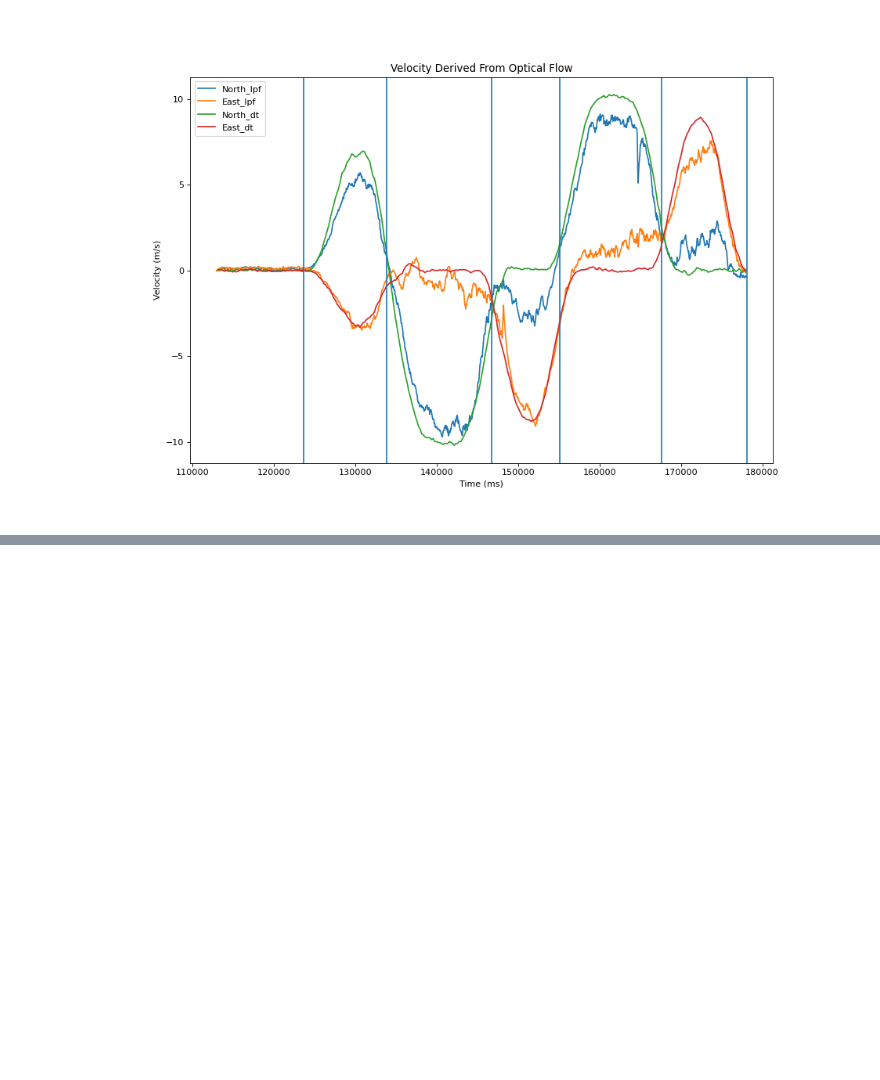
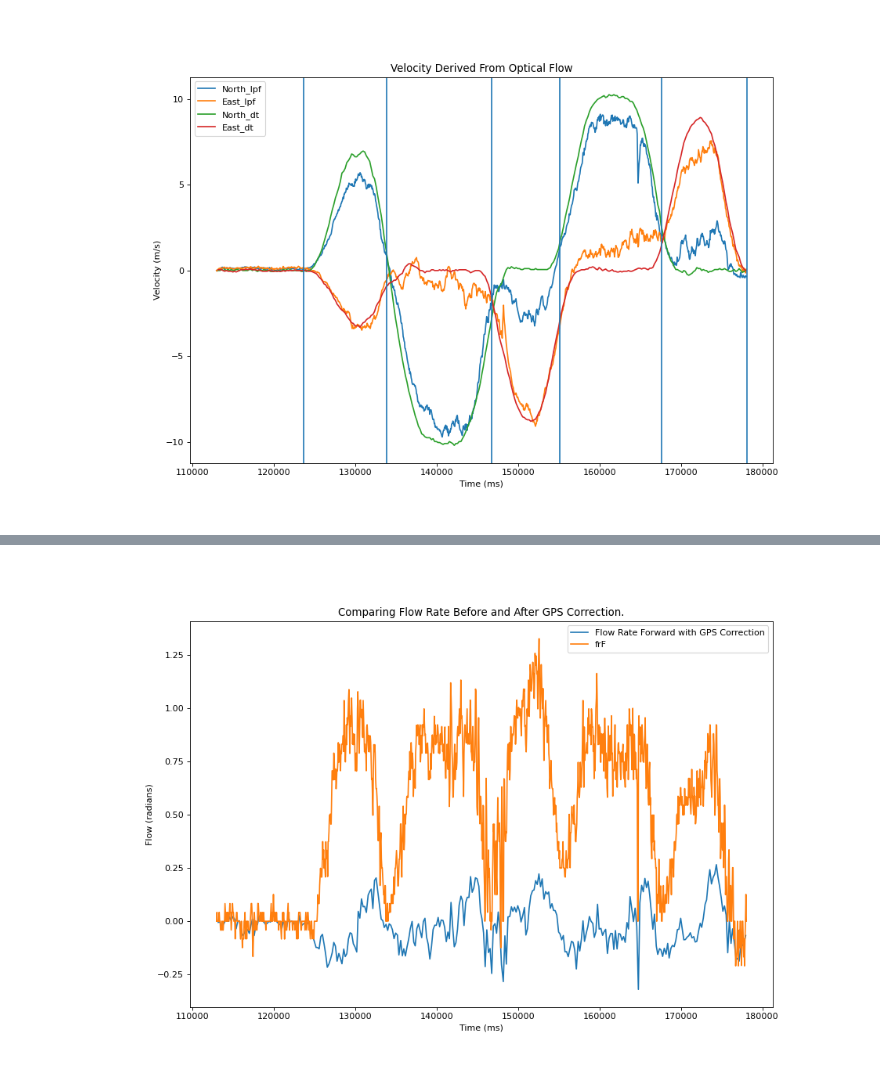
Before and after one commit to BaileySri/Practical-Software-Defense-for-GPS-Spoofing-on-a-Hobby-UAV-Offline, a Jupyter notebook: notebooks/0.1-bks-benign.ipynb, the cells around one changed output, grey strips where cells are left out. Drawn from its saved outputs; the diff is of its cells as text; code cells hidden in the pictures; blank space fills up the shorter version.

Commit message:
GPS Corrected OF, Filtered Gyroscope

```diff
--- a/notebooks/0.1-bks-benign.ipynb
+++ b/notebooks/0.1-bks-benign.ipynb
@@ -64,7 +64,7 @@ flow attack notebook](./0.1-bks-attack-idle-of.ipynb).
 ofMS = df[df.ofMS.shift() != df.ofMS][["ofMS","frF","frR","brF","brR", "rf", "m00", "m10"]].reset_index()
 magUS = df[df.magUS.shift() != df.magUS][["magUS","magx","magy","magz"]].reset_index()
 cUS = df[df.cUS.shift() != df.cUS][["cUS","gyrx","gyry","gyrz","CAN","CAE","CAD","rCAN","rCAE","rCAD", "CVN", "CVE", "CVD"]].reset_index()
-gpsMS = df[df.gpsMS.shift() != df.gpsMS][["gpsMS","lat","lng","gpAlt"]].reset_index()
+gpsMS = df[df.gpsMS.shift() != df.gpsMS][["gpsMS","lat","lng","gpAlt", "m00", "m10"]].reset_index()
 
 #Waypoint timings are TO that waypoint, not after
 WP1 = [123669579, 133794392]
@@ -527,0 +553,15 @@ subtle attack.
+# %%
+from confirmation.process import earth_to_body2D
+
+#Convert GPS from Earth Frame to Body Frame
+gps_earth = earth_to_body2D(gps_north, gps_east, gpsMS.m00[1:].reset_index(drop=True), gpsMS.m10[1:].reset_index(drop=True))
+
+#Match Flow Rate and Rangefinder to GPS
+of_gps_F = signal_match_and_cumsum(ofMS.ofMS, change_in_signal(low_pass_filter(ofMS.frF, alpha=0.2)),
+                                    gpsMS.gpsMS[1:].reset_index(drop=True), change_in_signal(gps_north))
+of_gps_R = signal_match_and_cumsum(ofMS.ofMS, change_in_signal(low_pass_filter(ofMS.frR, alpha=0.2)),
+                                    gpsMS.gpsMS[1:].reset_index(drop=True), change_in_signal(gps_east))
+# %%
+rf_gps = (signal_match_and_cumsum(rfMS.rfMS, change_in_signal(rfMS.rf),
+                                    gpsMS.gpsMS[1:].reset_index(drop=True), change_in_signal(gps_north)) + rfMS.rf[0])/100
+rf_gps = pd.Series(rf_gps, name="rf gps")
@@ -527,0 +576,10 @@ subtle attack.
+# %%
+#Calculate correction flow rate from GPS airspeed and Rangefinder
+gps_as = length([gps_earth.Front, gps_earth.Right], name="gps_as")
+of_gps_pitch = (of_gps_F - gps_as.divide(rf_gps)).rename("Flow Rate Forward with GPS Correction")
+simple_time_plot([gpsMS.gpsMS[1:], ofMS.ofMS],
+                 [of_gps_pitch, ofMS.frF],
+                 units=["ms","Flow (radians)"],
+                 title="Comparing Flow Rate Before and After GPS Correction.")
+# %% [output]
+[figure, added]
```
Also changed, not shown: parts of 11 cells of this notebook, 6 other files.
